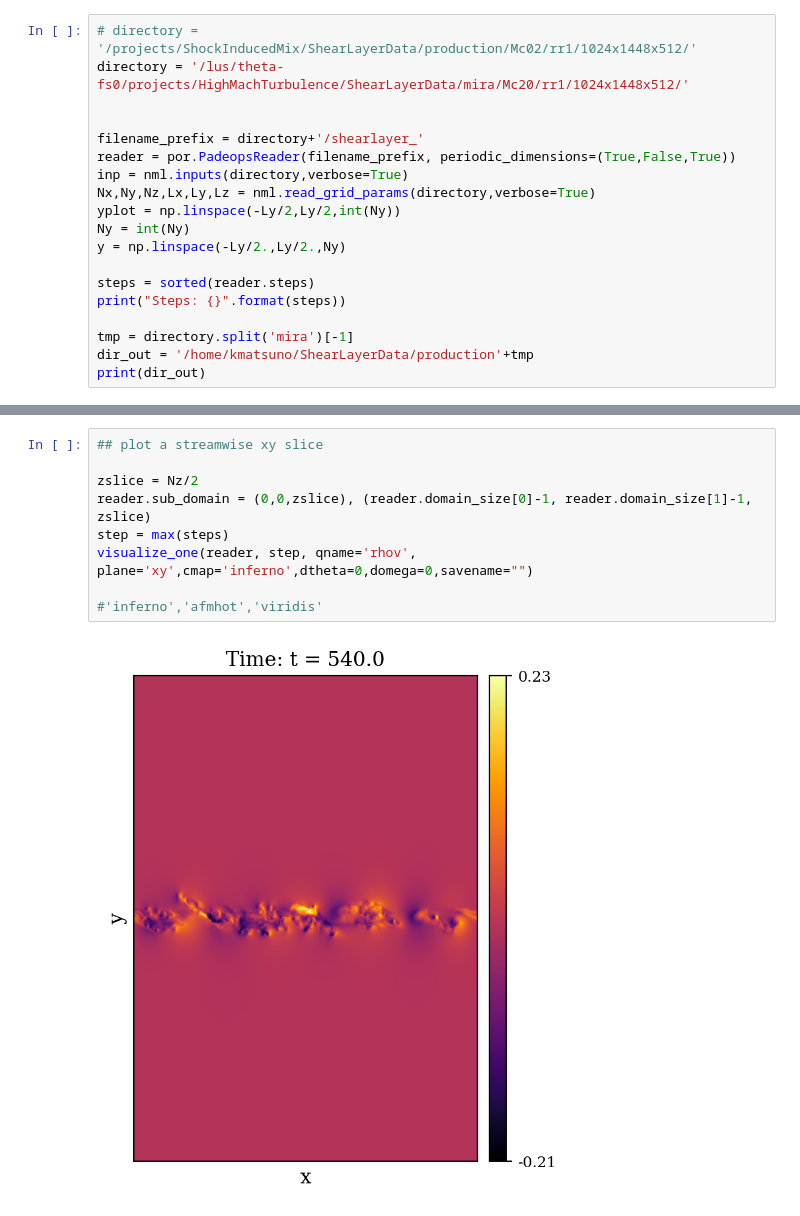
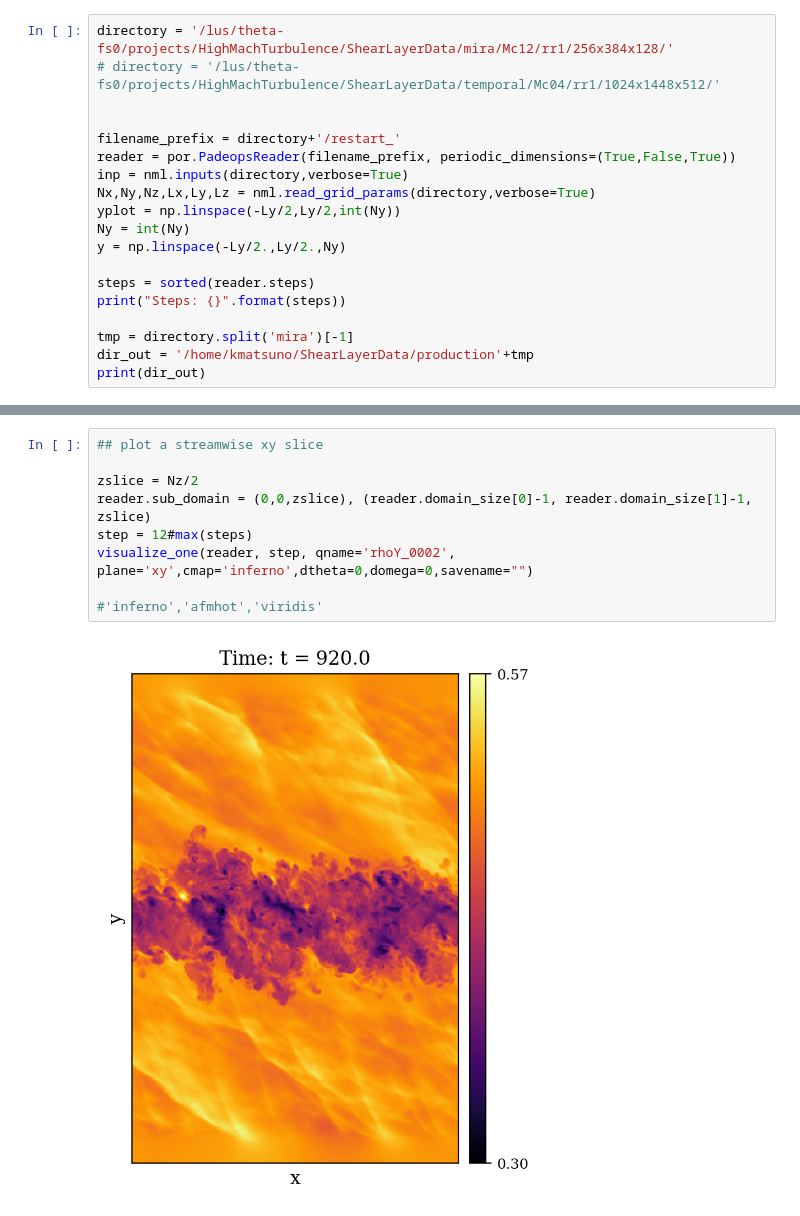
Before and after one commit to FPAL-Stanford-University/FloATPy, a Jupyter notebook: post/plot_slices_single.ipynb, the cells around one changed output, grey strips where cells are left out. Saved outputs shown, nothing was run; the diff lists cells and outputs as text.

```diff
--- a/post/plot_slices_single.ipynb
+++ b/post/plot_slices_single.ipynb
@@ -103,11 +102,11 @@ def visualize_one(reader, step, qname, plane, cmap, dtheta=0,domega=0,savename='
         print "Saved plot to ",savename
     else: plt.show
 # %%
-# directory = '/projects/ShockInducedMix/ShearLayerData/production/Mc02/rr1/1024x1448x512/'
-directory = '/lus/theta-fs0/projects/HighMachTurbulence/ShearLayerData/mira/Mc20/rr1/1024x1448x512/'
+directory = '/lus/theta-fs0/projects/HighMachTurbulence/ShearLayerData/mira/Mc12/rr1/256x384x128/'
+# directory = '/lus/theta-fs0/projects/HighMachTurbulence/ShearLayerData/temporal/Mc04/rr1/1024x1448x512/'
 
 
-filename_prefix = directory+'/shearlayer_'
+filename_prefix = directory+'/restart_'
 reader = por.PadeopsReader(filename_prefix, periodic_dimensions=(True,False,True))
 inp = nml.inputs(directory,verbose=True)
 Nx,Ny,Nz,Lx,Ly,Lz = nml.read_grid_params(directory,verbose=True)
@@ -134,11 +133,11 @@ Steps: [0, 1, 2, 3, 4, 5, 6, 7, 8, 9, 10, 11, 12, 13]
 # %%
 ## plot a streamwise xy slice
 
 zslice = Nz/2
 reader.sub_domain = (0,0,zslice), (reader.domain_size[0]-1, reader.domain_size[1]-1, zslice)
-step = max(steps)
-visualize_one(reader, step, qname='rhov', plane='xy',cmap='inferno',dtheta=0,domega=0,savename="")
+step = 12#max(steps)
+visualize_one(reader, step, qname='rhoY_0002', plane='xy',cmap='inferno',dtheta=0,domega=0,savename="")
 
 #'inferno','afmhot','viridis'
 # %% [output]
-[figure, old version]
+[figure, new version]
```
Also changed, not shown: parts of 7 cells of this notebook, 49 other files.
